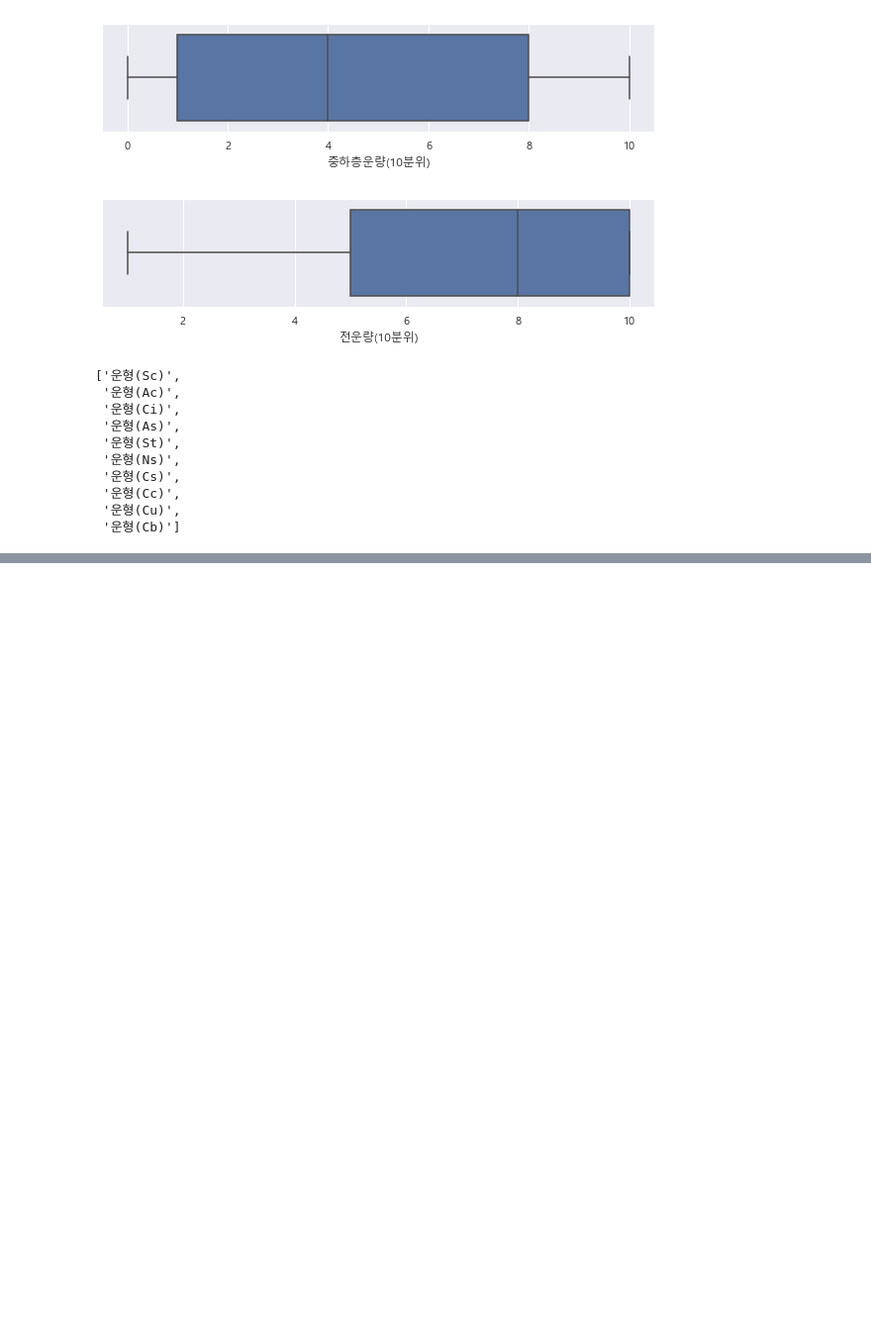
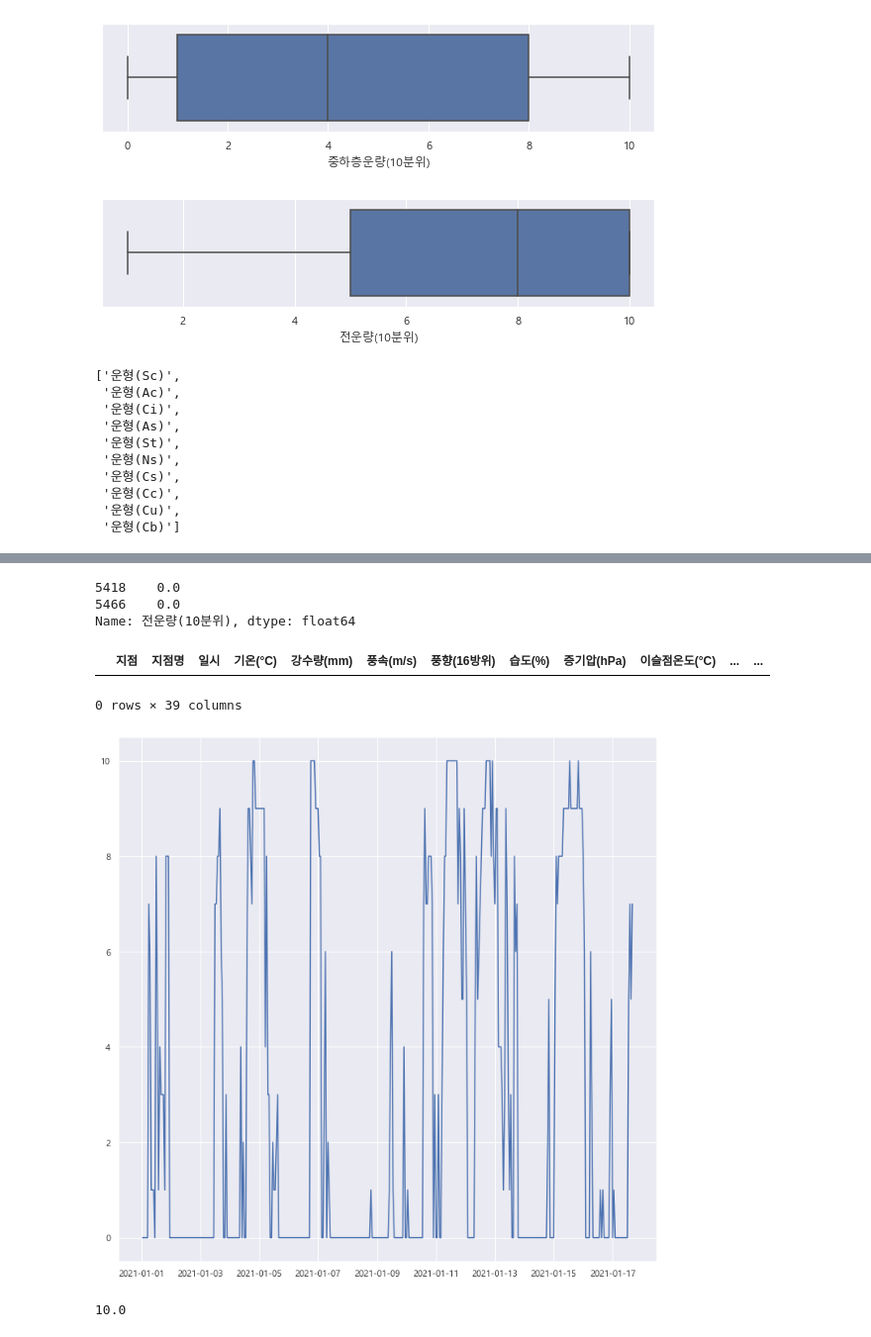
Before and after one commit to cyeongy/kt-aivle, a Jupyter notebook: 미니프로젝트2/미세먼지 실습파일/1. 데이터 불러오기 및 분석(EDA)_2차_미세먼지.ipynb, the cells around one changed output, grey strips where cells are left out. Shown at 99% size. Saved outputs shown, nothing was run; the diff lists cells and outputs as text; code cells hidden in the pictures; blank space fills up the shorter version.

```diff
--- a/미니프로젝트2/미세먼지 실습파일/1. 데이터 불러오기 및 분석(EDA)_2차_미세먼지.ipynb
+++ b/미니프로젝트2/미세먼지 실습파일/1. 데이터 불러오기 및 분석(EDA)_2차_미세먼지.ipynb
@@ -1178,0 +1199,18 @@ list(cloud_feature.keys())
+# %%
+weather.loc[[5418, 5466], '전운량(10분위)']
+# %% [output]
+5418    0.0
+5466    0.0
+Name: 전운량(10분위), dtype: float64
+# %%
+weather.loc[weather['중하층운량(10분위)'].isna()]
+# %% [output]
+|  | 지점 | 지점명 | 일시 | 기온(°C) | 강수량(mm) | 풍속(m/s) | 풍향(16방위) | 습도(%) | 증기압(hPa) | 이슬점온도(°C) | ... | ... |
+0 rows × 39 columns
+# %%
+temp = weather.loc[range(400), :]
+
+plt.plot(temp['일시'], temp['전운량(10분위)'])
+plt.show()
+# %% [output]
+[figure, added]
@@ -1178,0 +1227,4 @@ list(cloud_feature.keys())
+# %%
+weather.loc[~weather['운형(운형약어)'].isna(), '전운량(10분위)'].mode()
+# %% [output]
+10.0
```
Also changed, not shown: parts of 9 cells of this notebook, 3 other files.
